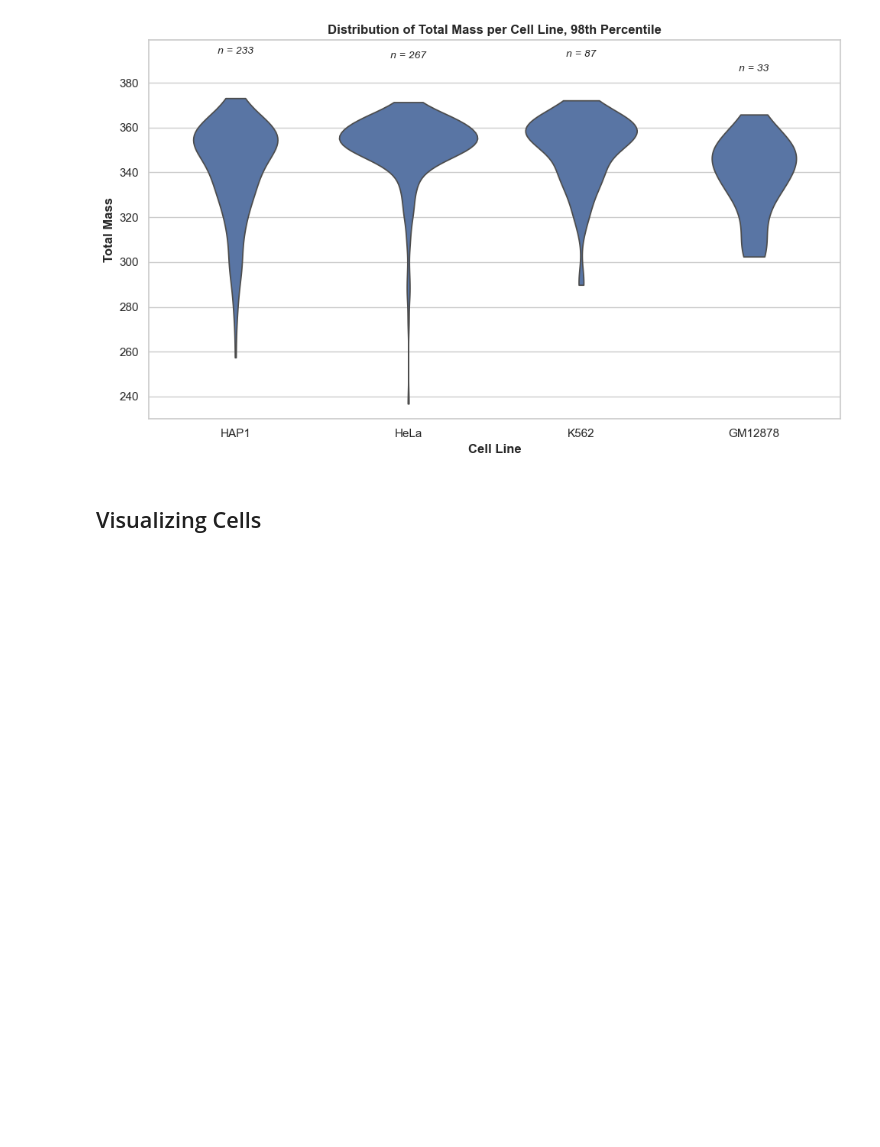
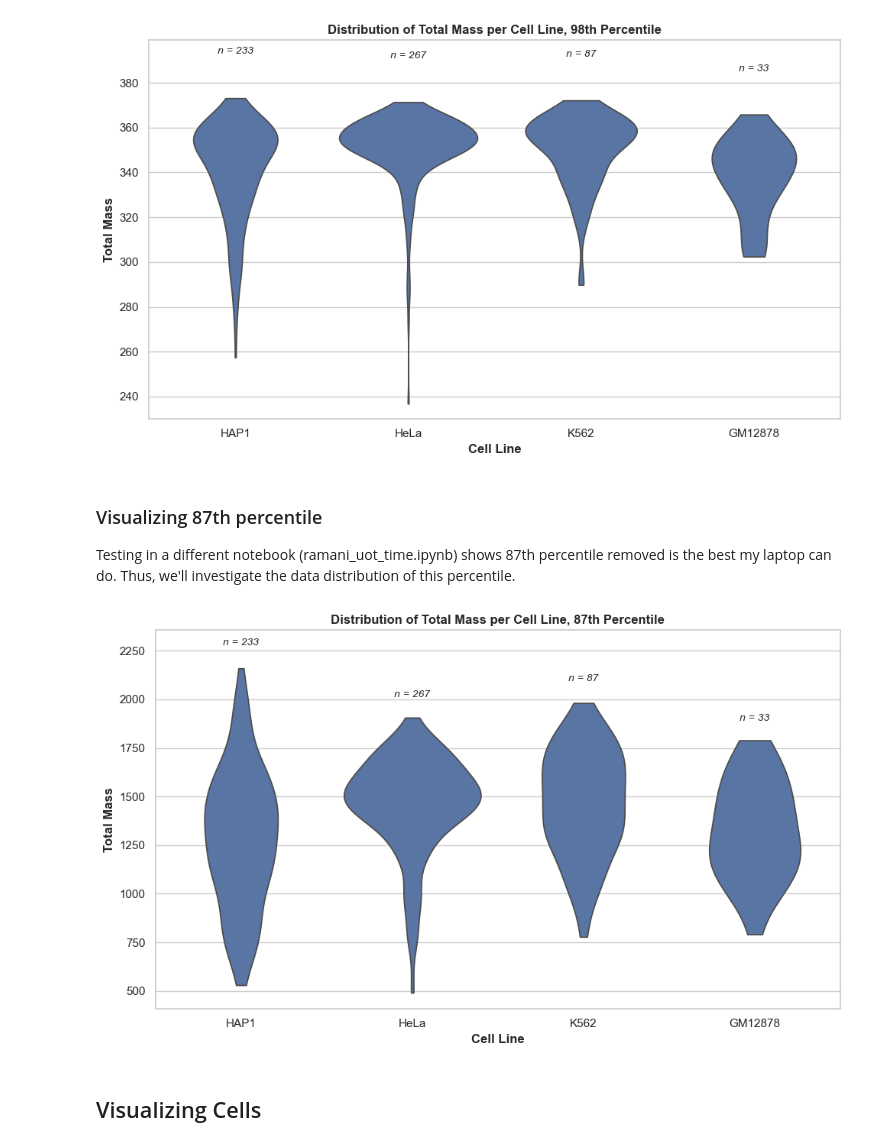
Before and after one commit to OlivierJSm/MasterInternship1, a Jupyter notebook: Testing/HiCOT Experimenting/Single Cell/UOT/Data Features/sc_data_features_ramani.ipynb, the cells around one changed output. Saved outputs shown, nothing was run; the diff lists cells and outputs as text; code cells hidden in the pictures; blank space fills up the shorter version.

```diff
--- a/Testing/HiCOT Experimenting/Single Cell/UOT/Data Features/sc_data_features_ramani.ipynb
+++ b/Testing/HiCOT Experimenting/Single Cell/UOT/Data Features/sc_data_features_ramani.ipynb
@@ -176,12 +189,15 @@ for clr in clrs:
 ### Creating and saving df ###
 max_norm_masses = pd.DataFrame({
     'cell_name': cell_names,
-    'total_mass_95': masses_95,
-    'total_mass_98': masses_98
+    'total_mass_1mb_87': masses_87_1mb,
+    'total_mass_1mb_95': masses_95_1mb,
+    'total_mass_1mb_98': masses_98_1mb,
+    'total_mass_2mb_85': masses_85_2mb,
+    'total_mass_4mb_85': masses_85_4mb
 })
 max_norm_masses = max_norm_masses.merge(lookup_df, on='cell_name')
 
-max_norm_masses.to_csv(f"{metadata_save_dir}/1mb_maxnorm_total_mass.csv")
+max_norm_masses.to_csv(f"{metadata_save_dir}/maxnorm_total_mass.csv")
 # %% [markdown]
 ### Visualizing Distribution 95th Percentile
 # %%
@@ -194,7 +210,7 @@ plt.figure(figsize=(10, 6))
 ax = sns.violinplot(
     data=max_norm_masses,
     x="cell_line",
-    y="total_mass_95",
+    y="total_mass_1mb_95",
     inner=None,
     cut=0
 )
@@ -203,7 +219,7 @@ ax = sns.violinplot(
 counts = max_norm_masses["cell_line"].value_counts()
 
     # Y position above max mass
-y_max = max_norm_masses.groupby("cell_line")["total_mass_95"].max()
+y_max = max_norm_masses.groupby("cell_line")["total_mass_1mb_95"].max()
 
     # Adding extra space to prevent overlap with title
 y_min, y_max_plot = ax.get_ylim()
@@ -241,7 +257,7 @@ plt.figure(figsize=(10, 6))
 ax = sns.violinplot(
     data=max_norm_masses,
     x="cell_line",
-    y="total_mass_98",
+    y="total_mass_1mb_98",
     inner=None,
     cut=0
 )
@@ -250,7 +266,7 @@ ax = sns.violinplot(
 counts = max_norm_masses["cell_line"].value_counts()
 
     # Y position above max mass
-y_max = max_norm_masses.groupby("cell_line")["total_mass_98"].max()
+y_max = max_norm_masses.groupby("cell_line")["total_mass_1mb_98"].max()
 
     # Adding extra space to prevent overlap with title
 y_min, y_max_plot = ax.get_ylim()
@@ -276,6 +292,54 @@ ax.set_title("Distribution of Total Mass per Cell Line, 98th Percentile", fontwe
 plt.tight_layout()
 # %% [output]
 [figure]
+# %% [markdown]
+### Visualizing 87th percentile
+Testing in a different notebook (ramani_uot_time.ipynb) shows 87th percentile removed is the best my laptop can do. Thus, we'll investigate the data distribution of this percentile.
+# %%
+### Violin + swarm plots ###
+sns.set_theme(style="whitegrid")
+plt.figure(figsize=(10, 6))
+
+# Plots
+    # Violin plot
+ax = sns.violinplot(
+    data=max_norm_masses,
+    x="cell_line",
+    y="total_mass_1mb_87",
+    inner=None,
+    cut=0
+)
+
+# Add cell count annotations
+counts = max_norm_masses["cell_line"].value_counts()
+
+    # Y position above max mass
+y_max = max_norm_masses.groupby("cell_line")["total_mass_1mb_87"].max()
+
+    # Adding extra space to prevent overlap with title
+y_min, y_max_plot = ax.get_ylim()
+ax.set_ylim(y_min, y_max_plot * 1.05)
+
+for i, cell_line in enumerate(ax.get_xticklabels()):
+    cl = cell_line.get_text()
+    ax.text(
+        i,
+        y_max[cl] * 1.05,
+        f"n = {counts[cl]}",
+        ha="center",
+        va="bottom",
+        fontsize=10,
+        fontstyle='italic'
+    )
+
+# Labels
+ax.set_xlabel("Cell Line", fontweight='bold')
+ax.set_ylabel("Total Mass", fontweight='bold')
+ax.set_title("Distribution of Total Mass per Cell Line, 87th Percentile", fontweight='bold')
+
+plt.tight_layout()
+# %% [output]
+[figure, added]
 # %% [markdown]
 ## Visualizing Cells
 # %%
```
Also changed, not shown: parts of 11 cells of this notebook, 8 other files.
